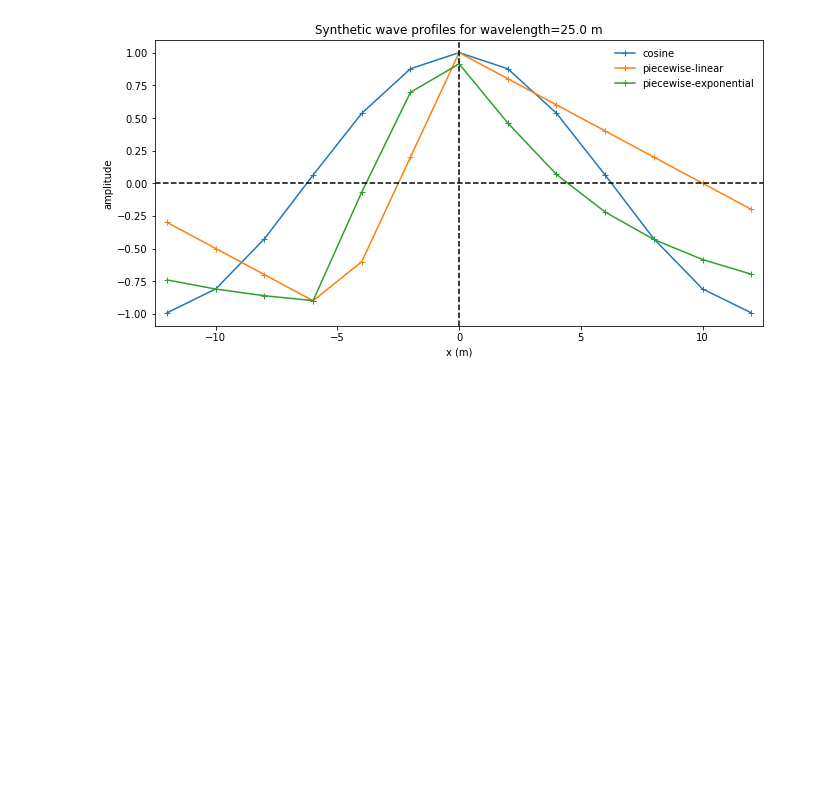
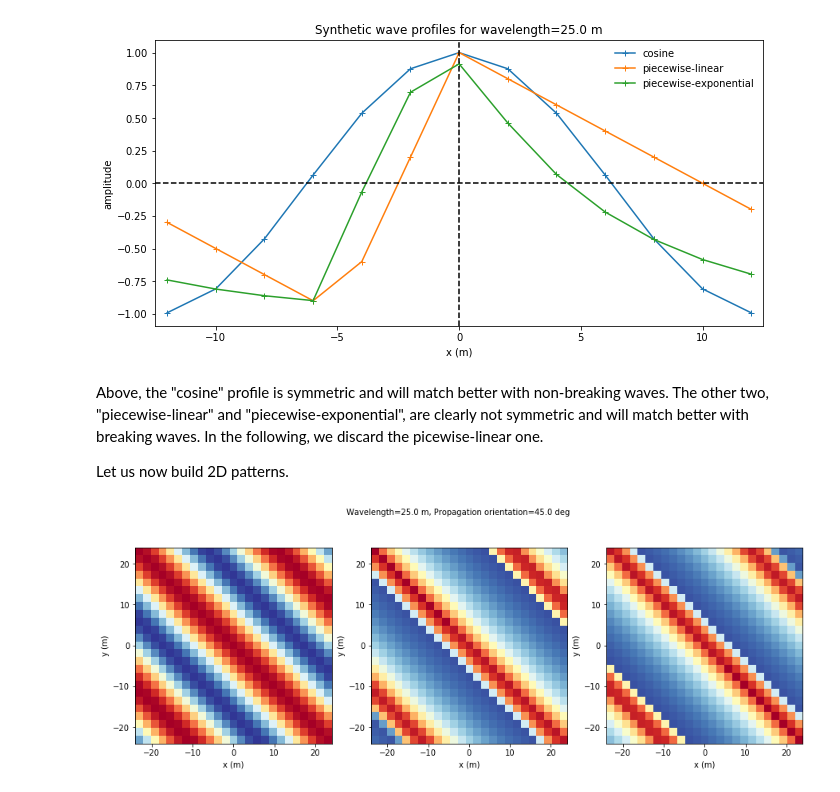
Before and after one commit to pderian/canopywave, a Jupyter notebook: notebooks/canopywave_demo.ipynb, the cells around one changed output. Drawn from its saved outputs; the diff is of its cells as text; code cells hidden in the pictures; blank space fills up the shorter version.

```diff
--- a/notebooks/canopywave_demo.ipynb
+++ b/notebooks/canopywave_demo.ipynb
@@ -364,3 +377,46 @@ ax.legend(frameon=False)
 plt.show()
 # %% [output]
 [figure]
+# %% [markdown]
+Above, the "cosine" profile is symmetric and will match better with non-breaking waves. The other two, "piecewise-linear" and "piecewise-exponential", are clearly not symmetric and will match better with breaking waves. In the following, we discard the picewise-linear one.
+
+Let us now build 2D patterns.
+# %%
+# Another parameter in 2D: propagation orientation
+propagation_orientation = 45.  # [deg]
+# Compute the pattern coordinates
+n = np.int(np.ceil(2*wavelength/resolution))
+if not n%2: #make sure its dimension is odd
+    n += 1
+x = resolution*(np.arange(n) - float(n//2))
+x, y = np.meshgrid(x, x)
+theta = np.deg2rad(propagation_orientation)
+z = x*np.sin(theta) + y*np.cos(theta)
+# One symmetric and two asymmetric (for each direction)
+sym_pattern = cw.CanopyWaveCase.symmetric_wave_cos(z, wavelength)
+asym_east_pattern = cw.CanopyWaveCase.breaking_wave_exp(z, wavelength)
+asym_west_pattern = cw.CanopyWaveCase.breaking_wave_exp(-z, wavelength)
+
+# Display
+fig, axes = plt.subplots(1, 3, figsize=(15, 5))
+for ax, pattern in zip(axes, [sym_pattern, asym_east_pattern, asym_west_pattern]):
+    ax.imshow(
+        pattern,
+        vmin=-1,
+        vmax=1,
+        cmap='RdYlBu_r',
+        origin='bottom',
+        extent=[x[0, 0], x[0, -1], y[0, 0], y[-1, 0]],
+        )
+    ax.set_xlabel('x (m)')
+    ax.set_ylabel('y (m)')
+plt.figtext(
+    0.5,
+    0.98,
+    f'Wavelength={wavelength} m, Propagation orientation={propagation_orientation} deg',
+    ha='center',
+    va='top',
+    )
+plt.show()
+# %% [output]
+[figure, added]
```
Also changed, not shown: parts of 10 cells of this notebook, 1 other file.
